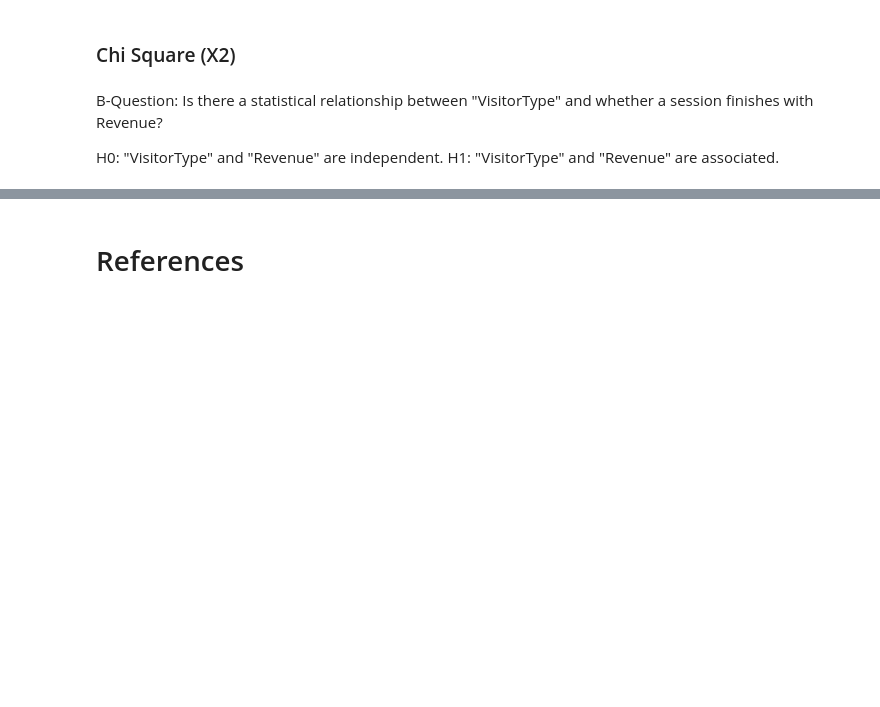
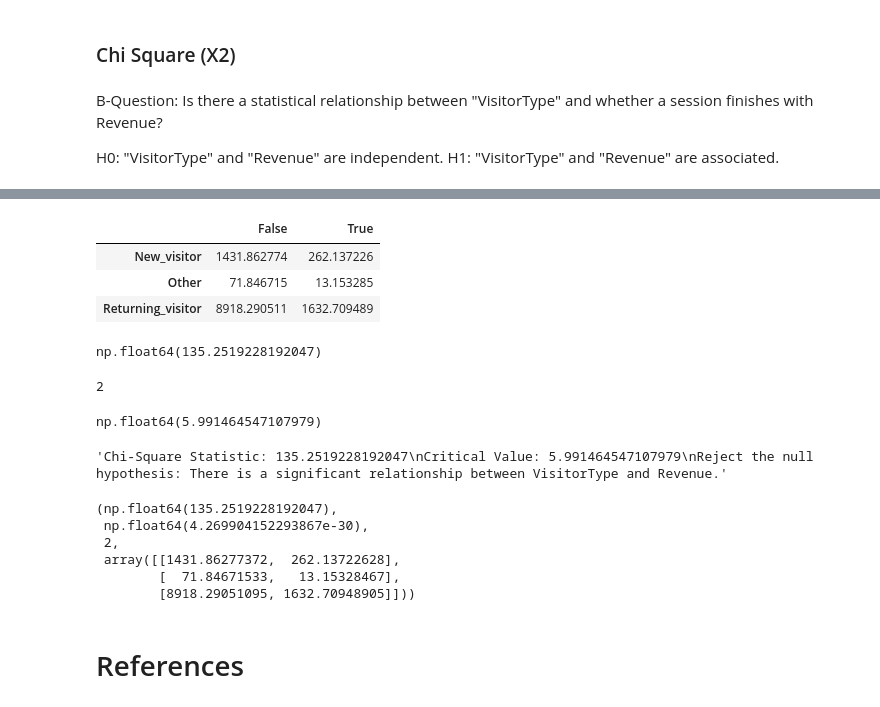
Before and after one commit to 2026362-Silvia/Statistic, a Jupyter notebook: 2nd Assessment/2026362_SilviaSolanoMarchini_Statistic_2ndAssesment.ipynb, the cells around one changed output, grey strips where cells are left out. Saved outputs shown, nothing was run; the diff lists cells and outputs as text; code cells hidden in the pictures; blank space fills up the shorter version.

```diff
--- a/2nd Assessment/2026362_SilviaSolanoMarchini_Statistic_2ndAssesment.ipynb
+++ b/2nd Assessment/2026362_SilviaSolanoMarchini_Statistic_2ndAssesment.ipynb
@@ -763,0 +846,8 @@ H1: "VisitorType" and "Revenue" are associated.
+# %%
+# Calculate row totals, column totals, and grand total
+row_totals = observed_df.sum(axis=1)  # Total for each row (New_visitor, Other, Returning_visitor)
+column_totals = observed_df.sum(axis=0)  # Total for each column (False, True)
+grand_total = observed_df.sum().sum()  # Sum of all values in the table
+
+# Display totals
+row_totals, column_totals, grand_total
@@ -764,3 +865,63 @@ H1: "VisitorType" and "Revenue" are associated.
+# %%
+# Calculate the expected frequencies using the formula (Row Total * Column Total) / Grand Total
+expected = np.outer(row_totals, column_totals) / grand_total
+expected_df = pd.DataFrame(expected, columns=['False', 'True'], index=['New_visitor', 'Other', 'Returning_visitor'])
+expected_df
+# %% [output]
+|  | False | True |
+| New_visitor | 1431.862774 | 262.137226 |
+| Other | 71.846715 | 13.153285 |
+| Returning_visitor | 8918.290511 | 1632.709489 |
+# %%
+# Calculate the Chi-Square statistic manually
+chi2_stat_manual = np.sum((observed_df.values - expected_df.values) ** 2 / expected_df.values)
+
+# Display the Chi-Square statistic
+chi2_stat_manual
+# %% [output]
+np.float64(135.2519228192047)
+# %%
+# Degrees of freedom (df) for a 3x2 table
+deg_of_free = (3 - 1) * (2 - 1) # (rows - 1) * (columns - 1)
+
+# Display degrees of freedom
+deg_of_free
+# %% [output]
+2
+# %%
+# Significance level (alpha)
+alpha = 0.05
+
+# Calculate the critical value from the Chi-Square distribution (inverse CDF)
+critical_value = chi2.ppf(1 - alpha, deg_of_free)
+
+# Display the critical value
+critical_value
+# %% [output]
+np.float64(5.991464547107979)
+# %%
+# Output the results
+if chi2_stat_manual > critical_value:
+    result = f"Chi-Square Statistic: {chi2_stat_manual}\nCritical Value: {critical_value}\nReject the null hypothesis: There is a significant relationship between VisitorType and Revenue."
+else:
+    result = f"Chi-Square Statistic: {chi2_stat_manual}\nCritical Value: {critical_value}\nFail to reject the null hypothesis: There is no significant relationship between VisitorType and Revenue."
+
+result
+# %% [output]
+'Chi-Square Statistic: 135.2519228192047\nCritical Value: 5.991464547107979\nReject the null hypothesis: There is a significant relationship between VisitorType and Revenue.'
+# %%
+# Compute the Chi-Square statistic, p-value, degrees of freedom, and expected frequencies using scipy's chi2_contingency
+chi2_stat, p_value, df_scipy, expected_scipy = chi2_contingency(observed_df)
+
+# Display p-value and other results
+chi2_stat, p_value, df_scipy, expected_scipy
+# %% [output]
+(np.float64(135.2519228192047),
+ np.float64(4.269904152293867e-30),
+ 2,
+ array([[1431.86277372,  262.13722628],
+        [  71.84671533,   13.15328467],
+        [8918.29051095, 1632.70948905]]))
 # %% [markdown]
 # References
 # %% [markdown]
```
Also changed, not shown: parts of 23 cells of this notebook.
